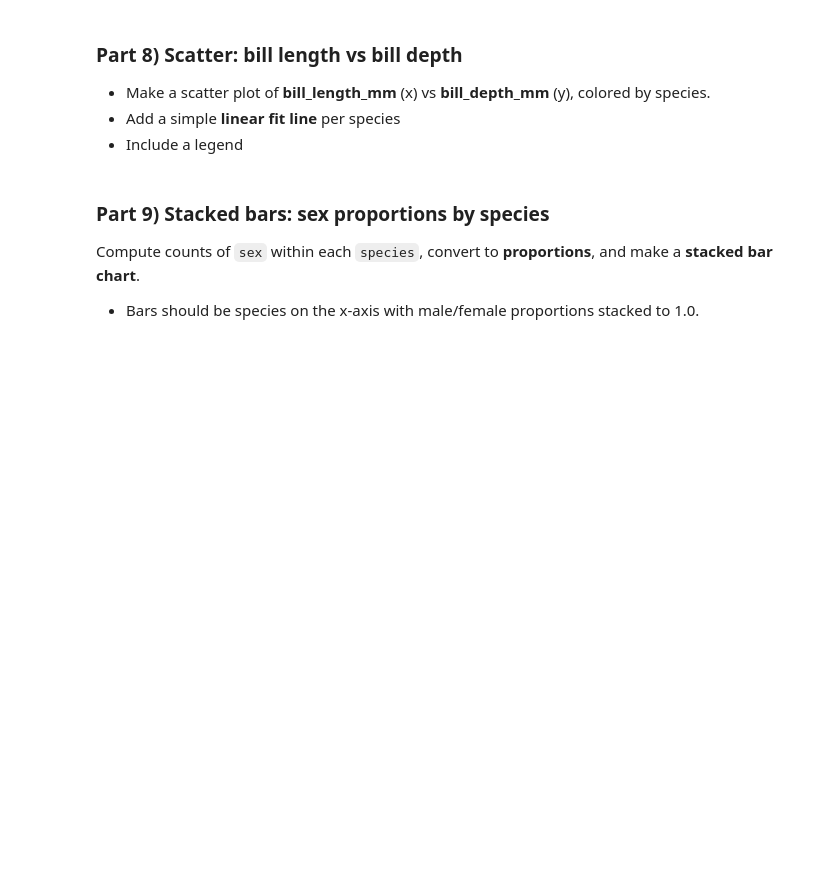
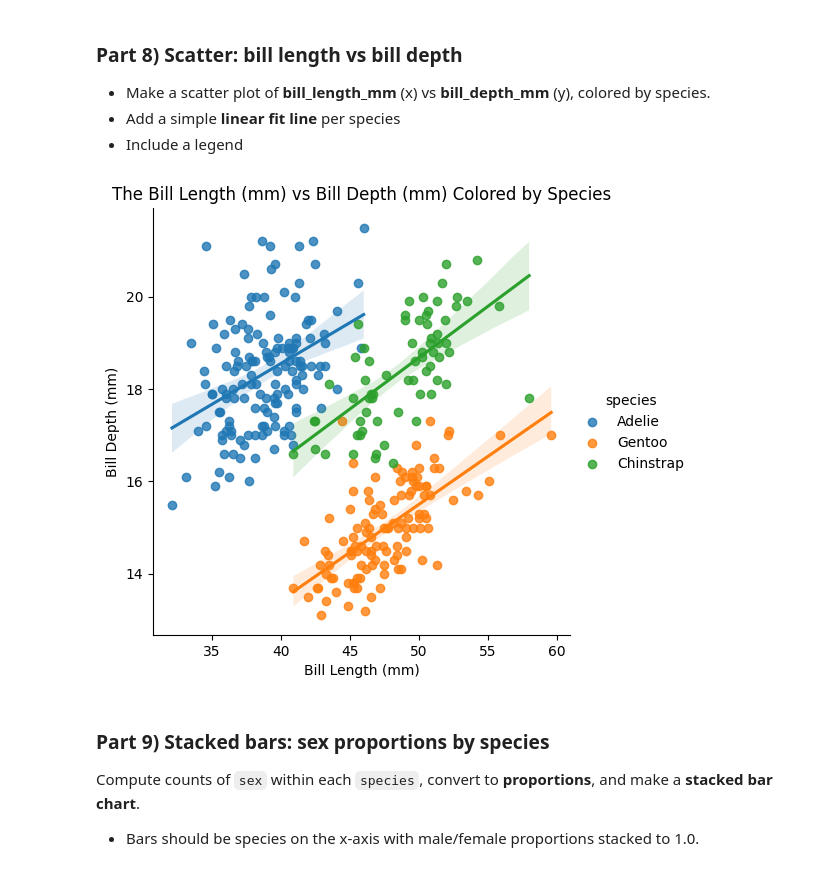
Before and after one commit to Phillyfanbert/26-spring-stats-21, a Jupyter notebook: homework/HW4/HW4_Penguins_Pandas.ipynb, the cells around one changed output. Saved outputs shown, nothing was run; the diff lists cells and outputs as text; code cells hidden in the pictures; blank space fills up the shorter version.

```diff
--- a/homework/HW4/HW4_Penguins_Pandas.ipynb
+++ b/homework/HW4/HW4_Penguins_Pandas.ipynb
@@ -211,6 +234,14 @@ Briefly compare the medians and spreads in 2–3 sentences in a markdown cell.
 - Make a scatter plot of **bill_length_mm** (x) vs **bill_depth_mm** (y), colored by species.
 - Add a simple **linear fit line** per species
 - Include a legend
+# %%
+sns.lmplot(data=penguins_clean, x='bill_length_mm', y='bill_depth_mm', hue='species', legend=True)
+plt.title('The Bill Length (mm) vs Bill Depth (mm) Colored by Species')
+plt.xlabel('Bill Length (mm)')
+plt.ylabel('Bill Depth (mm)')
+plt.show()
+# %% [output]
+[figure, added]
 # %% [markdown]
 ### Part 9) Stacked bars: sex proportions by species
 
```
Also changed, not shown: parts of 5 cells of this notebook, 1 other file.
